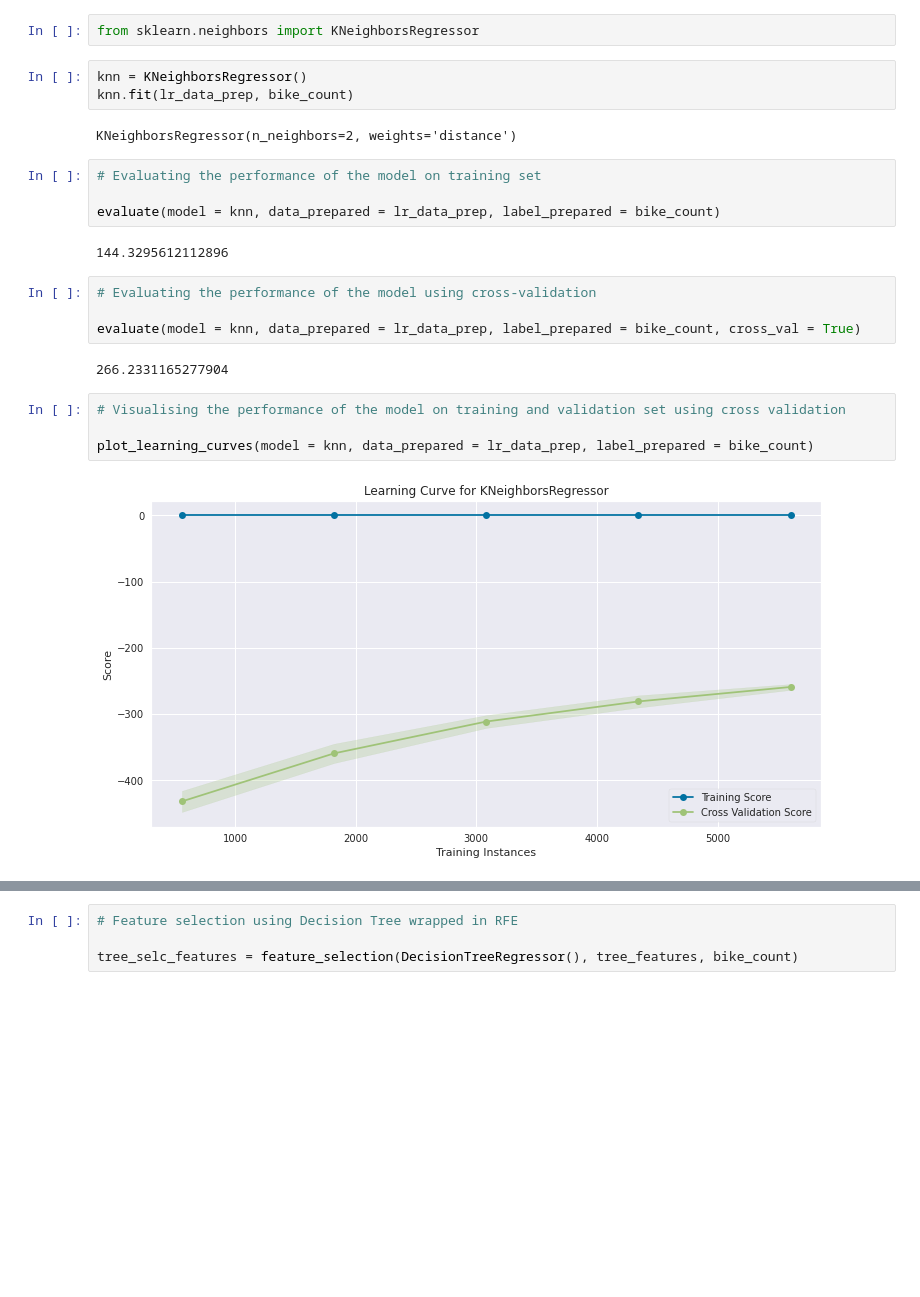
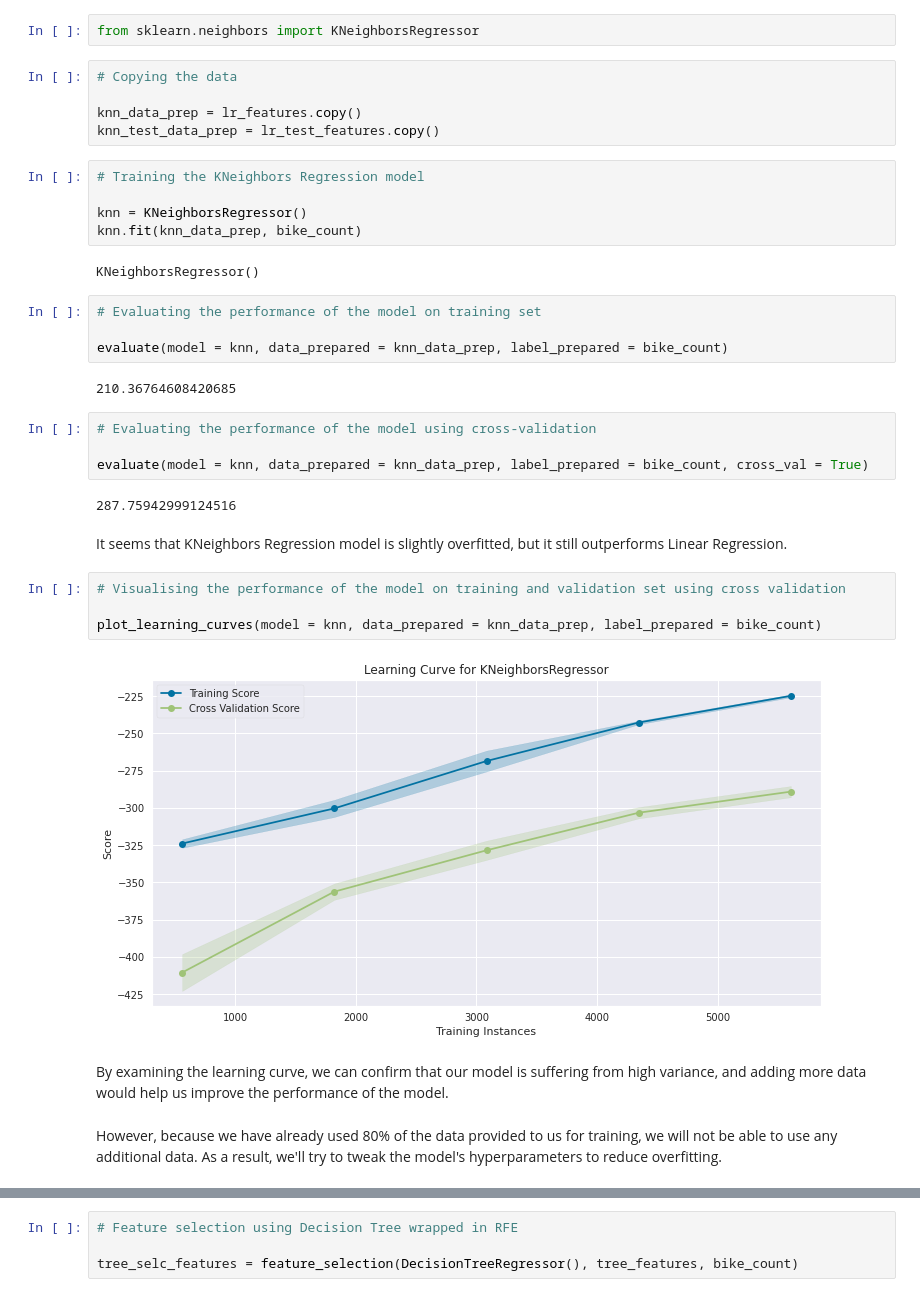
Before and after one commit to RupeshSharma14/Bike-Sharing-Demand-Prediction, a Jupyter notebook: Bike_Sharing_Demand_Prediction.ipynb, the cells around one changed output, grey strips where cells are left out. Saved outputs shown, nothing was run; the diff lists cells and outputs as text; blank space fills up the shorter version.

```diff
--- a/Bike_Sharing_Demand_Prediction.ipynb
+++ b/Bike_Sharing_Demand_Prediction.ipynb
@@ -707,26 +698,39 @@ As we've already built new features and passed them to our model, and we have al
 # %%
 from sklearn.neighbors import KNeighborsRegressor
-# %%
-knn = KNeighborsRegressor()
-knn.fit(lr_data_prep, bike_count)
-# %% [output]
-KNeighborsRegressor(n_neighbors=2, weights='distance')
+# %%
+# Copying the data
+
+knn_data_prep = lr_features.copy()
+knn_test_data_prep = lr_test_features.copy()
+# %%
+# Training the KNeighbors Regression model
+
+knn = KNeighborsRegressor()
+knn.fit(knn_data_prep, bike_count)
+# %% [output]
+KNeighborsRegressor()
 # %%
 # Evaluating the performance of the model on training set
 
-evaluate(model = knn, data_prepared = lr_data_prep, label_prepared = bike_count)
+evaluate(model = knn, data_prepared = knn_data_prep, label_prepared = bike_count)
 # %% [output]
-144.3295612112896
+210.36764608420685
 # %%
 # Evaluating the performance of the model using cross-validation
 
-evaluate(model = knn, data_prepared = lr_data_prep, label_prepared = bike_count, cross_val = True)
+evaluate(model = knn, data_prepared = knn_data_prep, label_prepared = bike_count, cross_val = True)
 # %% [output]
-266.2331165277904
+287.75942999124516
+# %% [markdown]
+It seems that KNeighbors Regression model is slightly overfitted, but it still outperforms Linear Regression.
 # %%
 # Visualising the performance of the model on training and validation set using cross validation
 
-plot_learning_curves(model = knn, data_prepared = lr_data_prep, label_prepared = bike_count)
+plot_learning_curves(model = knn, data_prepared = knn_data_prep, label_prepared = bike_count)
 # %% [output]
-[figure, old version]
+[figure, new version]
+# %% [markdown]
+By examining the learning curve, we can confirm that our model is suffering from high variance, and adding more data would help us improve the performance of the model.
+# %% [markdown]
+However, because we have already used 80% of the data provided to us for training, we will not be able to use any additional data. As a result, we'll try to tweak the model's hyperparameters to reduce overfitting.
 # %%
```
Also changed, not shown: parts of 49 cells of this notebook.
